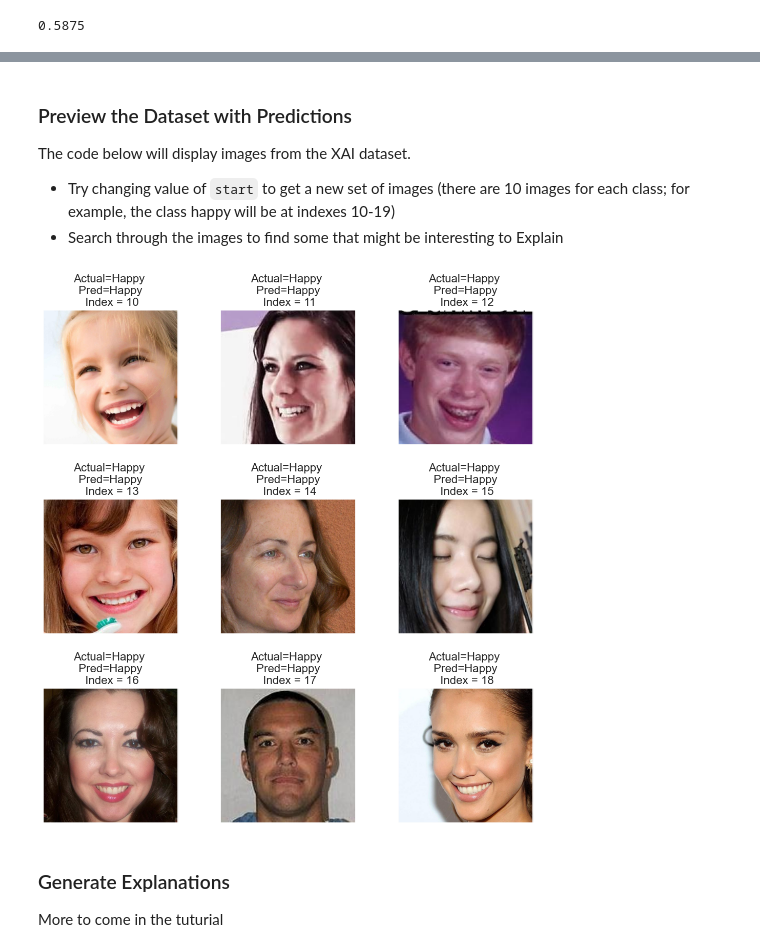
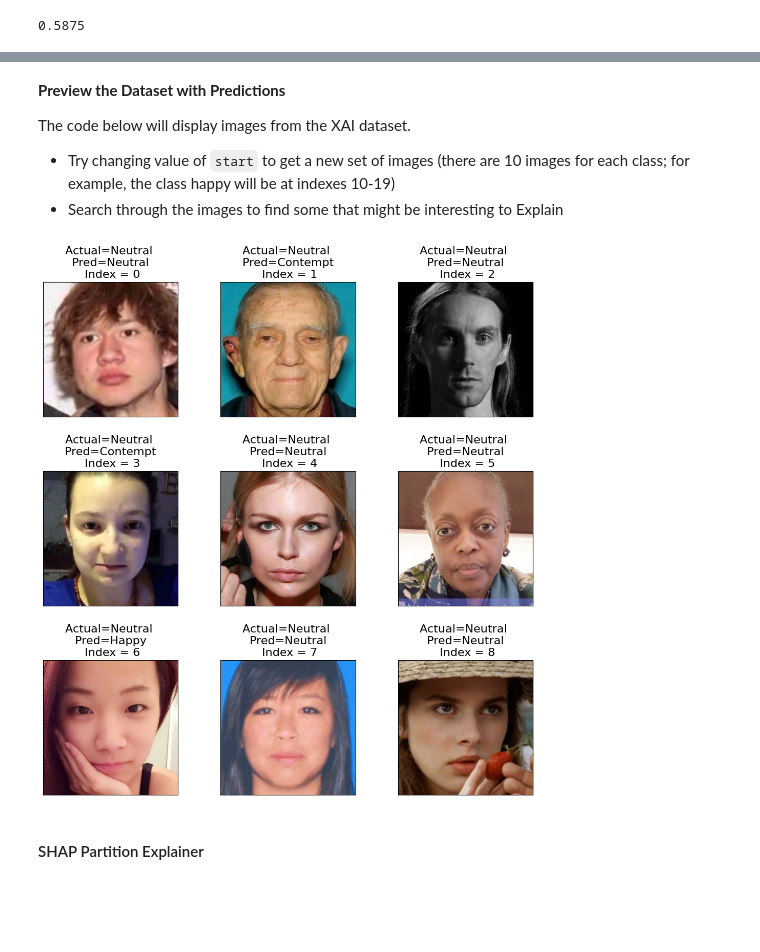
Before and after one commit to davidsjohnson/wise24_xai_ac, a Jupyter notebook: notebooks/tutorial_image_xai_task2_cnn.ipynb, the cells around one changed output, grey strips where cells are left out. Cells and saved outputs as stored; diff of their text form; code cells hidden in the pictures; blank space fills up the shorter version.

```diff
--- a/notebooks/tutorial_image_xai_task2_cnn.ipynb
+++ b/notebooks/tutorial_image_xai_task2_cnn.ipynb
@@ -53,5 +62,8 @@ import img_utils
 import models
 import evaluate
 # %%
-colab = False # change to False if running locally
+colab = True # change to False if running locally
 base_dir = Path('../data/') if not colab else Path('wise24_xai_ac/data/')
+
+device = torch.device("cuda" if torch.cuda.is_available() else "cpu")
+print(device)
@@ -99,6 +74,9 @@ images = [io.imread(f) for f in df_xai.image]
 # %% [markdown]
 ### Setup the Pytorch Data Loader
 # %%
+#class labels
+class_names = ['Neutral', 'Happy', 'Sad', 'Surprise', 'Fear', 'Disgust', 'Anger', 'Contempt']
+
 # Setup XAI Data from AffectNet Deep Learning Model
 TRAIN_MEAN = [0.485, 0.456, 0.406]
 TRAIN_STD = [0.229, 0.224, 0.225]
@@ -111,6 +89,9 @@ test_transform = transforms.Compose([
 
 data_dir = base_dir / 'affectnet/val_class'
 dataset = datasets.ImageFolder(root=data_dir, transform=test_transform)
+images = [io.imread(f[0]) for f in dataset.imgs]
+y_true = np.array([f[1] for f in dataset.imgs])
+y_labels = [class_names[f[1]] for f in dataset.imgs]
 dataloader = DataLoader(dataset, batch_size=80, shuffle=False)
 # %% [markdown]
 ### Load Pretrained Model
@@ -130,4 +111,6 @@ PosixPath('../data/affectnet/model/affectnet.pth')
 # %%
 model = models.ResNet18(n_classes=len(class_names), pretrained=True)
-model.load_state_dict(torch.load(ckpt_path, map_location='cpu'))
+model.to(device)
+model.load_state_dict(torch.load(ckpt_path, map_location=device))
+model.eval();
 # %% [output]
@@ -137,14 +120,13 @@ model.load_state_dict(torch.load(ckpt_path, map_location='cpu'))
 
 This model performs much better than the AU dataset, but still with only around $60\%$ accuracy.  But this is pretty close the state-of-the-art for the AffectNet dataset
 # %%
-inverse_weights = torch.from_numpy(1.0/np.array([74874, 134415, 25459, 14090, 6378, 3803, 24882, 3750])).type(torch.float32)
+inverse_weights = torch.from_numpy(1.0/np.array([74874, 134415, 25459, 14090, 6378, 3803, 24882, 3750])).type(torch.float32).to(device)
 loss = torch.nn.CrossEntropyLoss(weight=inverse_weights)
-_, _, preds, probs = evaluate.evaluate_model(model, dataloader, loss, device='cpu')
+_, _, y_preds, probs = evaluate.evaluate_model(model, dataloader, loss, device=device)
 
-# store predictions in the XAI dataframe
-df_xai['cnn_pred'] = preds
-# validate stored preds
-(df_xai['class'] == df_xai['cnn_pred']).mean()
+y_preds = np.array(y_preds)
+# validate predictions and true values
+(y_preds == y_true).mean()
 # %% [output]
 Evaluation Loss: 1.3183, Evaluation Accuracy: 0.5875
 0.5875
@@ -151,15 +165,11 @@ Evaluation Loss: 1.3183, Evaluation Accuracy: 0.5875
 # %% [markdown]
-### Preview the Dataset with Predictions
+**Preview the Dataset with Predictions**
 
 The code below will display images from the XAI dataset.
 - Try changing value of `start` to get a new set of images (there are 10 images for each class; for example, the class happy will be at indexes 10-19)
 - Search through the images to find some that might be interesting to Explain
 # %%
-start=10
-img_utils.display_nine_images(images, df_xai['class'], df_xai['cnn_pred'], start)
+start=0
+img_utils.display_nine_images(images, y_true, y_preds, start)
 # %% [output]
-[figure, old version]
+[figure, new version]
-# %% [markdown]
-### Generate Explanations
-
-More to come in the tuturial
@@ -165,0 +184,2 @@ More to come in the tuturial
+# %% [markdown]
+#### SHAP Partition Explainer
```
Also changed, not shown: parts of 21 cells of this notebook.
